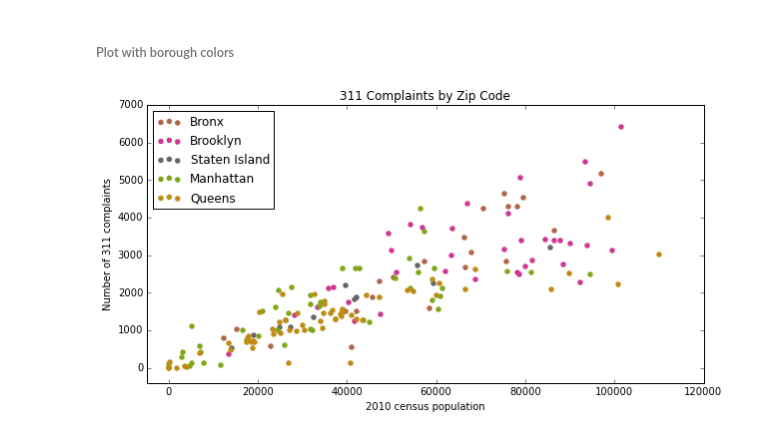
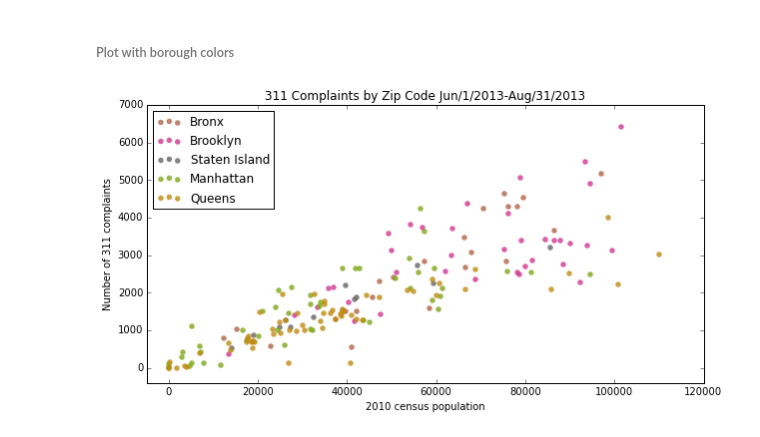
Before and after one commit to pvarsh/pr_informatics, a Jupyter notebook: assignment-7/problem3_1.ipynb, the cells around one changed output. Saved outputs shown, nothing was run; the diff lists cells and outputs as text; code cells hidden in the pictures.

```diff
--- a/assignment-7/problem3_1.ipynb
+++ b/assignment-7/problem3_1.ipynb
@@ -104,29 +104,30 @@ zipbor_d = {'10065': 3, '10069': 3, '10453': 1, '10013': 3, '10451': 1, '10457':
 # %%
 bors = []
 for z in zip_pop_count['zip']:
     if z in zipbor_d:
         bors.append(zipbor_d[z])
     else:
         bors.append(6)
 zip_pop_count['borough'] = bors
 inv_bors = [1.0/bor for bor in bors]
 fig, ax = plt.subplots(figsize=(10, 5))
 colors = [k * 1.0/len(boroughs.keys()) for k in range(len(boroughs.keys()) + 2)]
 for borough, borough_num in boroughs.iteritems():
     ax.scatter(zip_pop_count['population'][zip_pop_count['borough'] == borough_num],
                zip_pop_count['complaints'][zip_pop_count['borough'] == borough_num],
                lw = 0,
                c = cm.Dark2(colors[borough_num]),
                label = borough,
-               s = 30)
+               s = 30,
+               alpha = .8)
 ax.set_xlabel('2010 census population')
 ax.set_ylabel('Number of 311 complaints')
-ax.set_title('311 Complaints by Zip Code')
+ax.set_title('311 Complaints by Zip Code Jun/1/2013-Aug/31/2013')
 xlims = ax.get_xlim()
 ax.set_xlim(xlims[0]/4, xlims[1])
 ylims = ax.get_ylim()
 ax.set_ylim(ylims[0]/2.5, ylims[1])
 ax.legend(loc = 2)
 plt.show()
 # %% [output]
-[figure, old version]
+[figure, new version]
```
Also changed, not shown: parts of 1 cell of this notebook.
